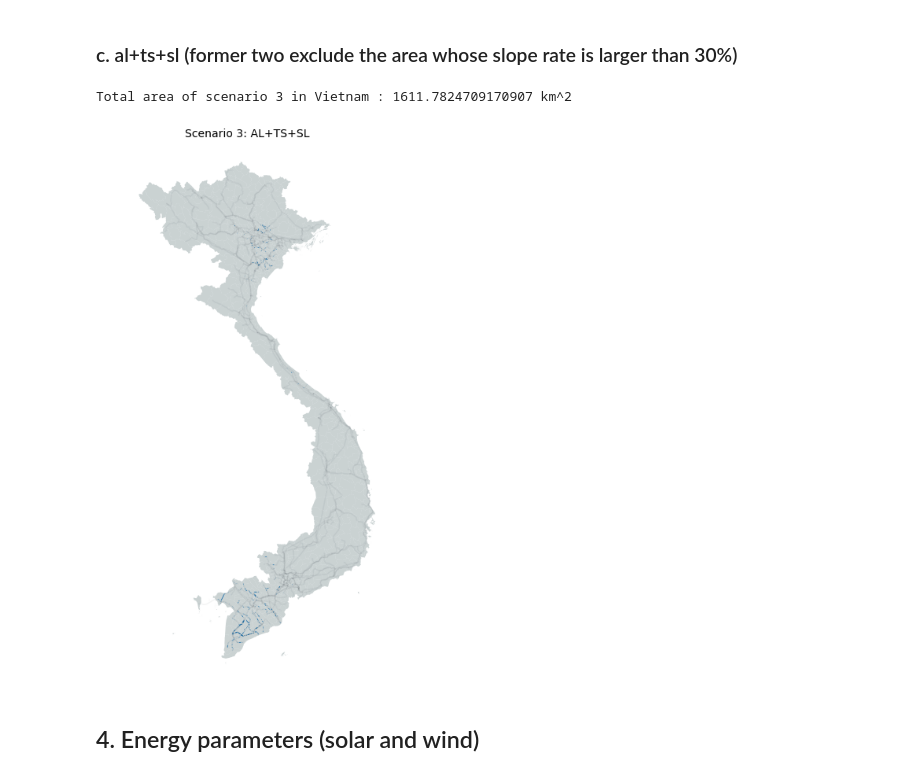
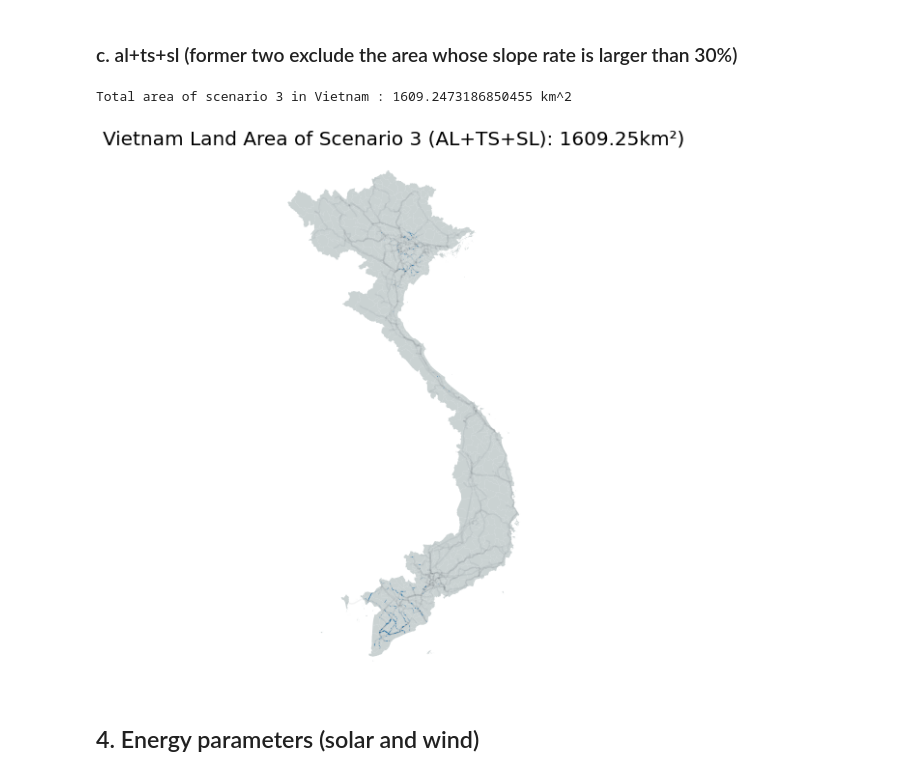
Before and after one commit to agoenergy/Assessment-of-Renewable-Energy-Potentials-based-on-Land-Availability, a Jupyter notebook: 02_renewables_potentials.ipynb, the cells around one changed output. Saved outputs shown, nothing was run; the diff lists cells and outputs as text; code cells hidden in the pictures.

```diff
--- a/02_renewables_potentials.ipynb
+++ b/02_renewables_potentials.ipynb
@@ -277,31 +145,27 @@ al_ts_merge_gdf.to_file(r'Vietnam/02_output_stage2/02_vn_scenario2_al_ts.shp')
 # %% [markdown]
 ### c. al+ts+sl (former two exclude the area whose slope rate is larger than 30%)
 # %%
-# 3.c. al+ts+sl
-# Compute slope degree (take elevation varable: rd_dem)
-slope = rd.TerrainAttribute(rd_dem, attrib='slope_degrees')
-
-# The zs variable is a list of dictionary objects that holds the calculated statistics for each feature/polygon in the same order.
-zs = zonal_stats(al_ts_merge_gdf, dem_ras, stats=['mean'])
-zs_df = pd.DataFrame(zs)
-# zs_df.rename(columns={'mean':'slope_degrees'}, inplace=True)
+zs_df = pd.DataFrame(zonal_stats(al_ts_merge_gdf, dem_ras, stats=['mean'])) # make a dataframe including the a list of dictionary objects that holds the calculated statistics for each feature/polygon in the same order.
 zs_df.rename(columns={'mean':'slope_degrees'}, inplace=True)
 concat_gdf = pd.concat([al_ts_merge_gdf, zs_df], axis=1)
 concat_gdf.dropna(axis='rows')
 
-# exclude the slope that is over 30%
-al_ts_sl_gdf = concat_gdf[~(concat_gdf['slope_degrees'] > 30)]
+al_ts_sl_gdf = concat_gdf[~(concat_gdf['slope_degrees'] > 30)] # exclude the slope that is over 30%
+al_ts_sl_drop_gdf = al_ts_sl_gdf.dropna()
 
-al_ts_sl_drop_gdf = al_ts_sl_gdf.dropna()
+al_ts_sl_drop_gdf.to_file(r'Vietnam/02_output_stage2/02_vn_scenario3_al_ts_sl.shp') # Save the shapefile
 
 # Get the total land areas
 # Original CRS: EPSG:4326 (Unit: longtitude, latitiude)
 # Reprojection to crs
-al_ts_sl_m_gdf = al_ts_sl_drop_gdf.to_crs(crs_m)
+al_ts_sl_m_gdf = al_ts_sl_drop_gdf.to_crs(crs_m) # Reprojection to crs
 # Areas in square kilometers
-al_ts_sl_km_df = al_ts_sl_m_gdf.area/ 10**6
+al_ts_sl_km_df = al_ts_sl_m_gdf.area/ 10**6 # Areas in square kilometers
 
-# Total areas in square kilometers
+al_ts_sl_csv_gdf = al_ts_sl_m_gdf.drop(columns=['geometry']) # remove column 'geometry' and add column 'area'
+al_ts_sl_csv_gdf['area_km2'] = al_ts_sl_km_df
+al_ts_sl_csv_gdf.to_csv(r'Vietnam/02_output_stage2/02_vn_scenario3_al_ts_sl.csv', index = True) # Save csv file
+
 print('Total area of scenario 3 in', name, ':', al_ts_sl_km_df.sum(axis = 0, skipna = True),'km^2')
 # %% [output]
-Total area of scenario 3 in Vietnam : 1611.7824709170907 km^2
+Total area of scenario 3 in Vietnam : 1609.2473186850455 km^2
@@ -318,31 +172,24 @@ al_ts_sl_drop_gdf.to_file(r'Vietnam/02_output_stage2/02_vn_scenario3_al_ts_sl.sh
 # %%
 fig, ax = plt.subplots(figsize=(10, 10))
 
 # Use VN_landuse boundary to define all sizes of the maps
 ax.set_xlim(101, 110)
 ax.set_ylim(8, 24)
 
-# add basemap to the plot (grey)
-map_drop_gdf.plot(ax=ax, markersize=10, alpha=0.5, categorical=True, legend=True, color='#95A5A6')
+map_gdf.plot(ax=ax, markersize=10, alpha=0.5, categorical=True, legend=True, color='#95A5A6') # add basemap to the plot (grey)
 
-# add basemap to the plot (grey)
-# land_area_new_df.plot(ax=ax, markersize=10, alpha=0.5, categorical=True, legend=True, color='#95A5A6')
+ts_gdf.plot(ax=ax, markersize=10, alpha=0.05, categorical=True, legend=True, color='#17202A') # add the transmission layer to the plot (black)
 
-# add the transmission layer to the plot (black)
-ts_gdf.plot(ax=ax, markersize=10, alpha=0.05, categorical=True, legend=True, color='#17202A')
+al_ts_sl_drop_gdf.plot(ax=ax, categorical=True, legend=True) # add available land area of scenario 3
 
-# add basemap to the plot (default color)
-al_ts_sl_drop_gdf.plot(ax=ax, categorical=True, legend=True)
-
-# Set titles
-ax.set_title('Scenario 3: AL+TS+SL', fontsize=14)
+# Set title
+ax.set_title("Vietnam Land Area of Scenario 3 (AL+TS+SL): {0:.{1}f}km\u00b2)".format(al_ts_sl_km_df.sum(axis = 0, skipna = True), 2), fontsize=20)
 ax.set_axis_off()
-#catchments_new_pro_gdf.plot(column='slope_degrees', ax=ax, legend=false)
 
 plt.savefig(r'Vietnam/02_output_stage2/02_vn_al_ts_sl.tiff', dpi=500)
-plt.tight_layout()
+plt.show()
 # %% [output]
-[figure, old version]
+[figure, new version]
 # %% [markdown]
 ## 4. Energy parameters (solar and wind)
 # %% [markdown]
```
Also changed, not shown: parts of 50 cells of this notebook, 5 other files.
